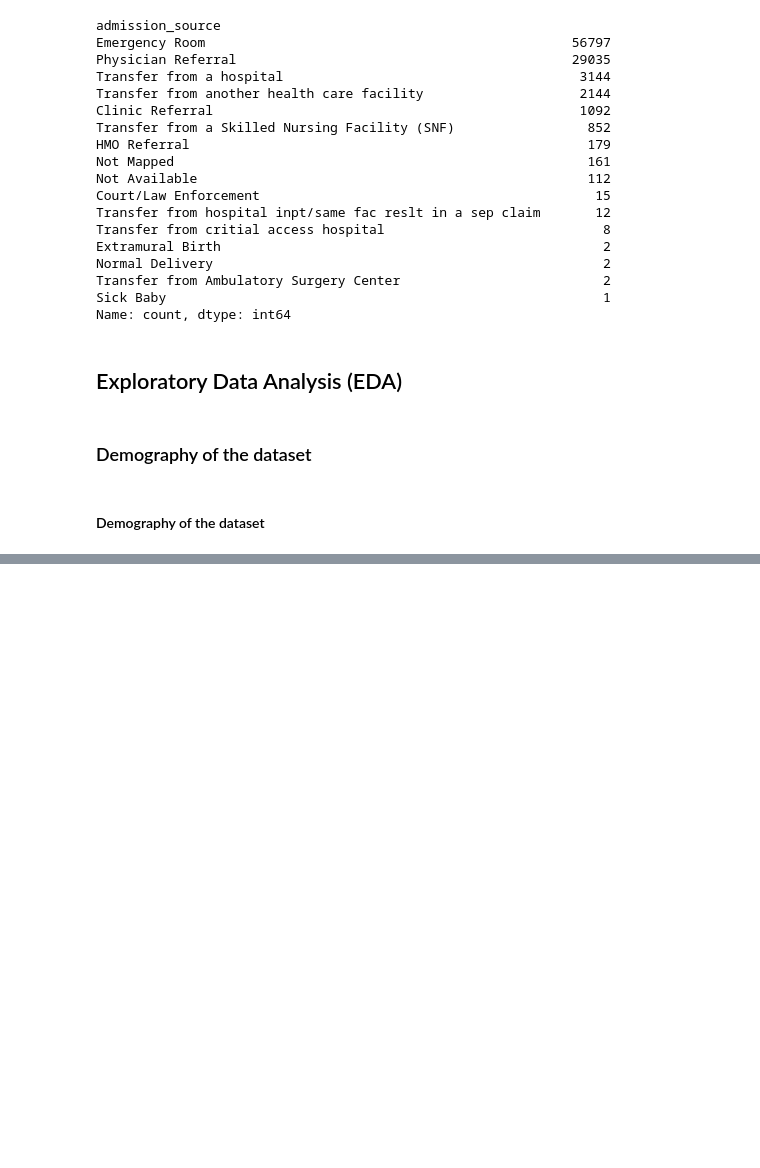
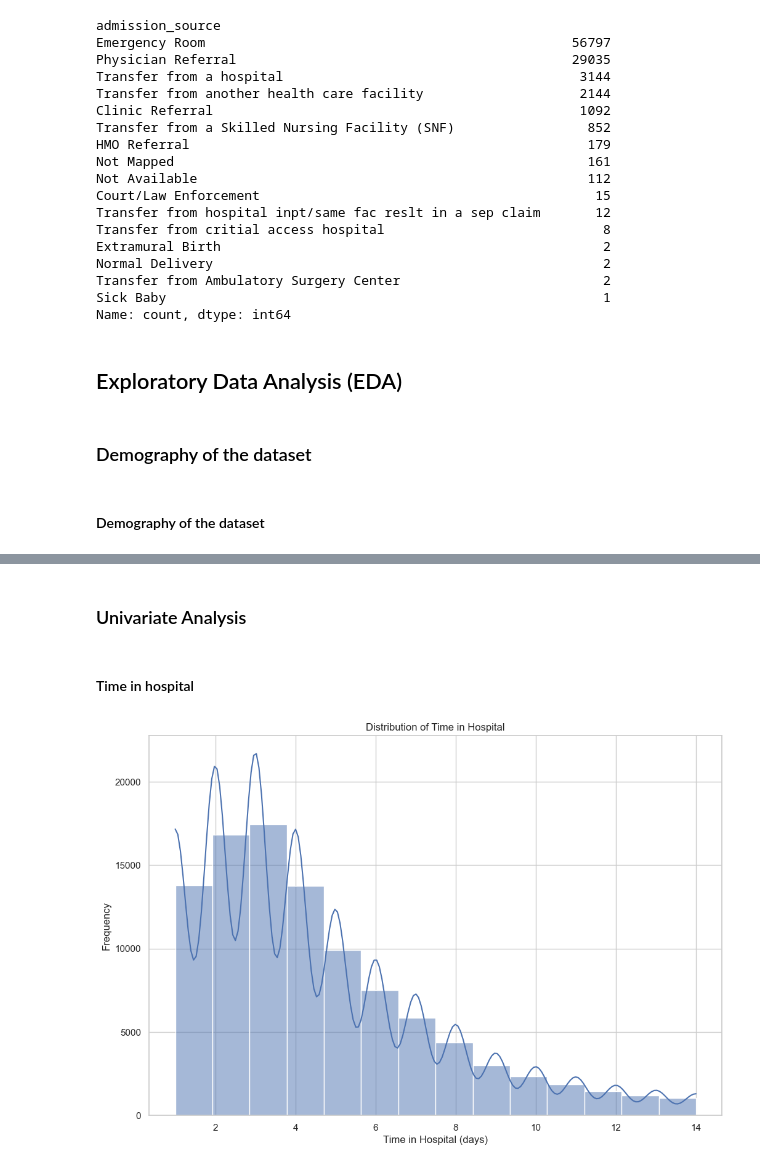
Before and after one commit to SzymonChirowski242621/diabetic-care-analysis, a Jupyter notebook: main.ipynb, the cells around one changed output, grey strips where cells are left out. Drawn from its saved outputs; the diff is of its cells as text; code cells hidden in the pictures; blank space fills up the shorter version.

```diff
--- a/main.ipynb
+++ b/main.ipynb
@@ -380,0 +390,13 @@ plt.show()
+# %% [markdown]
+### Univariate Analysis
+# %% [markdown]
+#### Time in hospital
+# %%
+plt.figure(figsize=(12, 8))
+sns.histplot(df['time_in_hospital'], bins=14, kde=True)
+plt.title('Distribution of Time in Hospital')
+plt.xlabel('Time in Hospital (days)')
+plt.ylabel('Frequency')
+plt.show()
+# %% [output]
+[figure, added]
```
Also changed, not shown: parts of 23 cells of this notebook.
